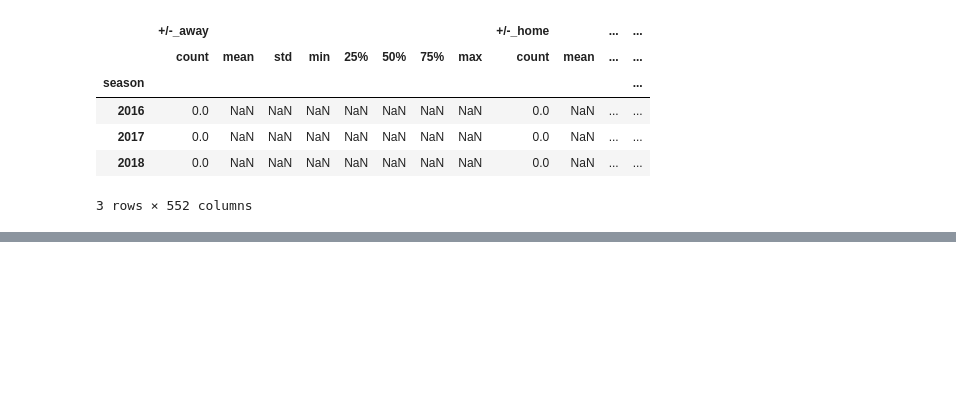
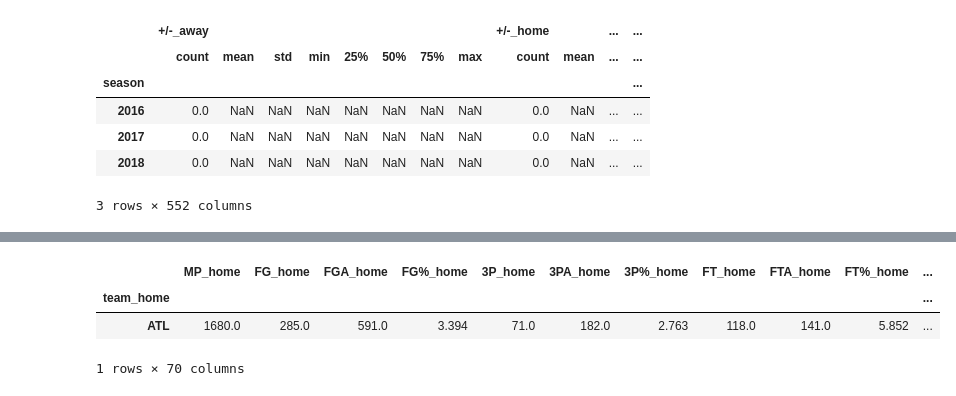
Before and after one commit to rafaelgasp/nba_games, a Jupyter notebook: Junta_DataFrames.ipynb, the cells around one changed output, grey strips where cells are left out. Drawn from its saved outputs; the diff is of its cells as text; code cells hidden in the pictures; blank space fills up the shorter version.

```diff
--- a/Junta_DataFrames.ipynb
+++ b/Junta_DataFrames.ipynb
@@ -334,0 +406,7 @@ Name: PTS_home, Length: 114, dtype: float64
+# %%
+teste[teste["date"] < teste.iloc[10]["date"]].tail(5).groupby(["team_home"]).sum() + teste[teste["date"] < teste.iloc[10]["date"]].tail(2).groupby(["team_home"]).sum()
+# %% [output]
+|  | MP_home | FG_home | FGA_home | FG%_home | 3P_home | 3PA_home | 3P%_home | FT_home | FTA_home | FT%_home | ... |
+| team_home |  |  |  |  |  |  |  |  |  |  | ... |
+| ATL | 1680.0 | 285.0 | 591.0 | 3.394 | 71.0 | 182.0 | 2.763 | 118.0 | 141.0 | 5.852 | ... |
+1 rows × 70 columns
```
Also changed, not shown: parts of 9 cells of this notebook.
